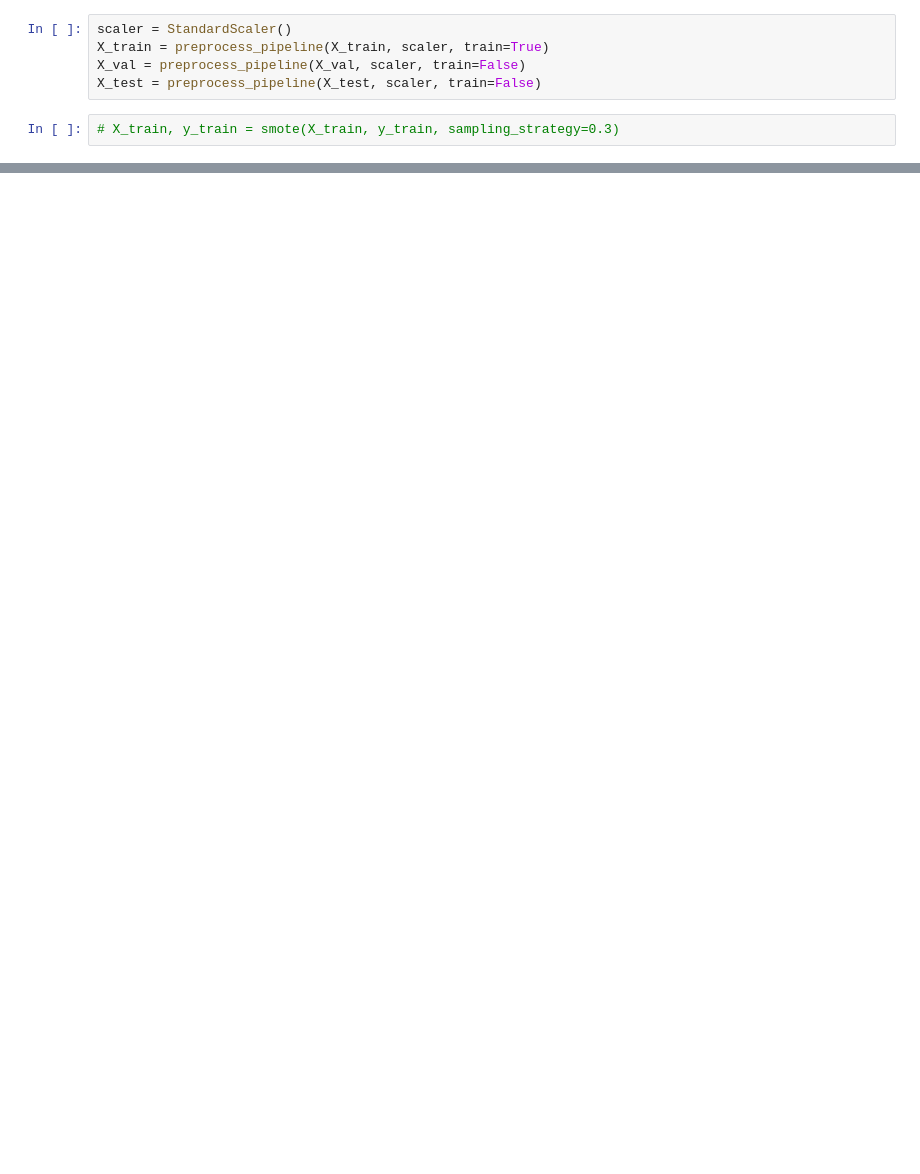
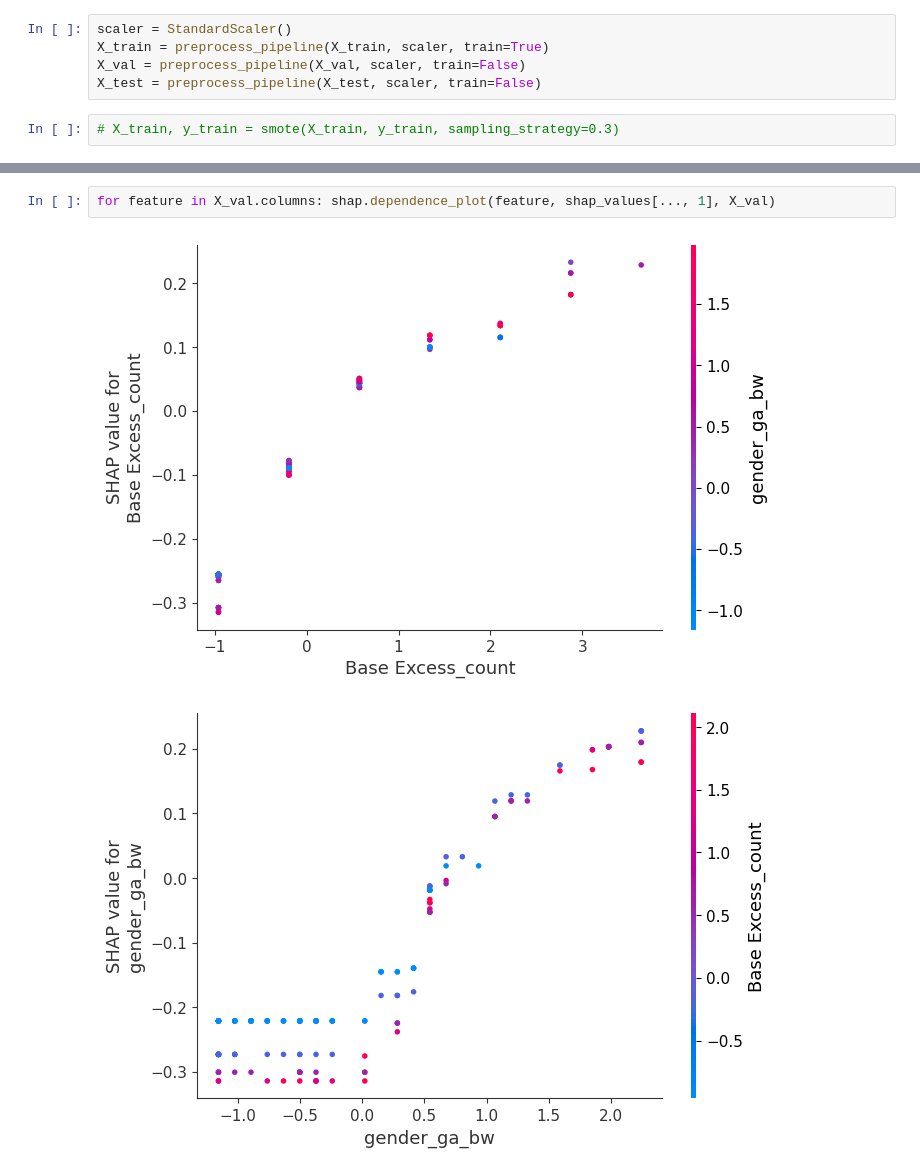
Before and after one commit to irith-kat/NICU-MP, a Jupyter notebook: modeling.ipynb, the cells around one changed output, grey strips where cells are left out. Drawn from its saved outputs; the diff is of its cells as text; blank space fills up the shorter version.

```diff
--- a/modeling.ipynb
+++ b/modeling.ipynb
@@ -356,3 +482,8 @@ weighted avg       0.95      0.87      0.90       340
+# %%
+for feature in X_val.columns: shap.dependence_plot(feature, shap_values[..., 1], X_val)
+# %% [output]
+[figure, added]
+[figure, added]
 # %%
 # Random forest feature importance
 feature_names = X_train.columns
```
Also changed, not shown: parts of 27 cells of this notebook.
